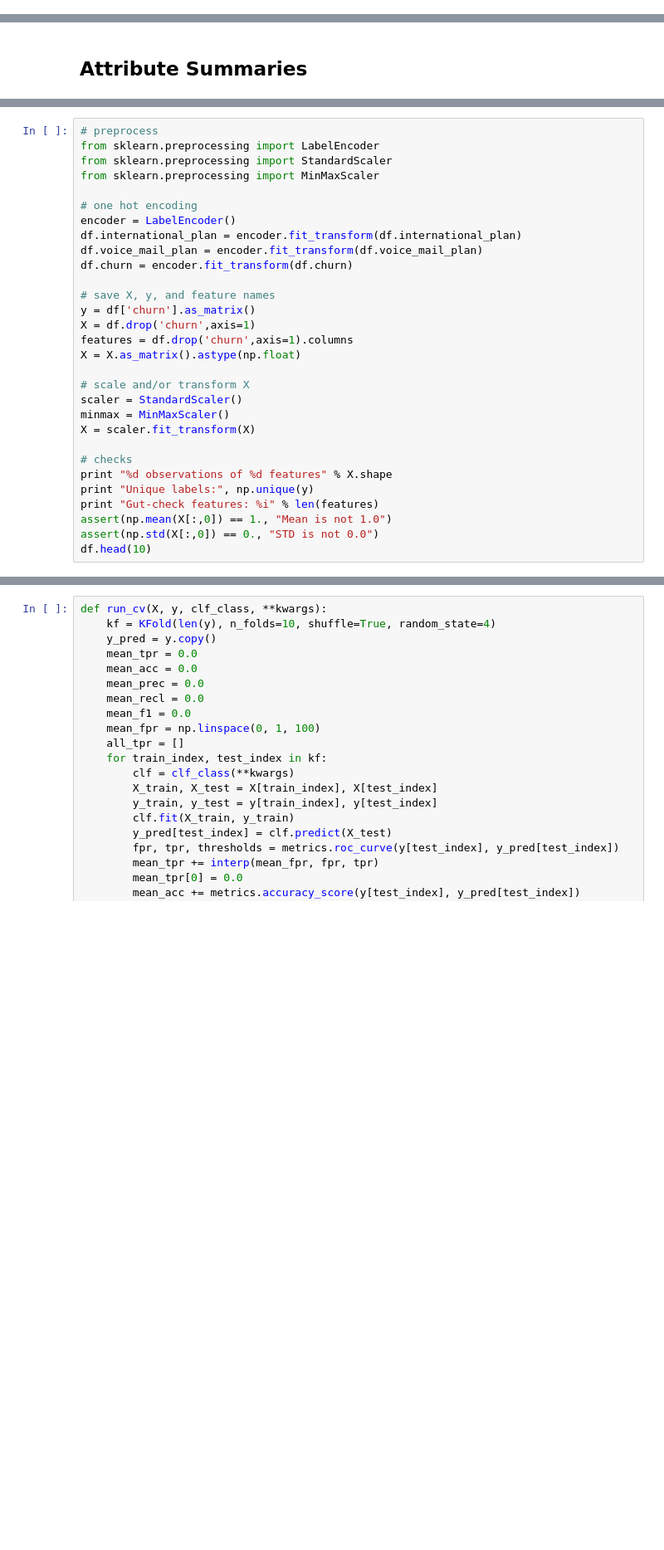
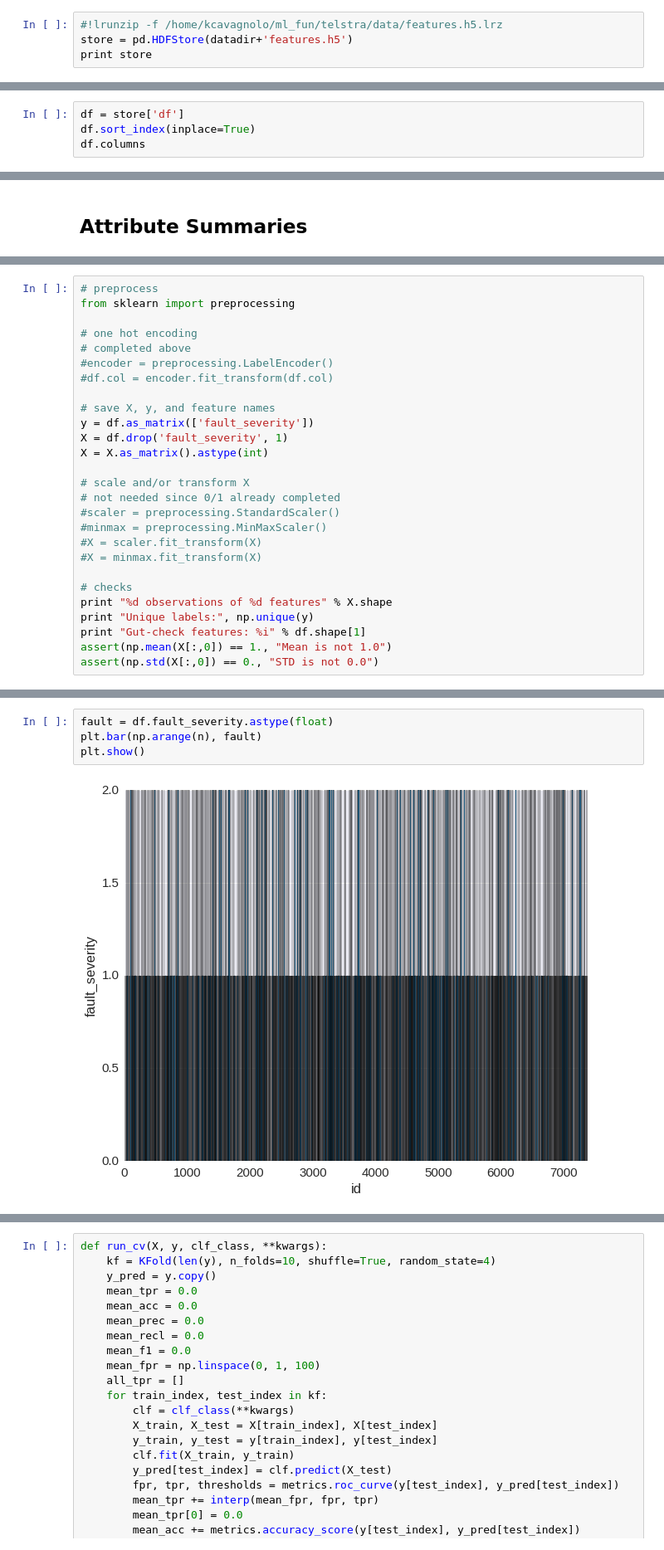
Before and after one commit to abiraja2004/ml_fun, a Jupyter notebook: telstra/notes.ipynb, the cells around one changed output, grey strips where cells are left out. Shown at 83% size. Saved outputs shown, nothing was run; the diff lists cells and outputs as text; blank space fills up the shorter version.

```diff
--- a/telstra/notes.ipynb
+++ b/telstra/notes.ipynb
@@ -255,0 +292,4 @@ df_final.to_hdf(datadir + 'features.h5', 'df')
+# %%
+#!lrunzip -f /home/kcavagnolo/ml_fun/telstra/data/features.h5.lrz
+store = pd.HDFStore(datadir+'features.h5')
+print store
@@ -255,0 +300,4 @@ df_final.to_hdf(datadir + 'features.h5', 'df')
+# %%
+df = store['df']
+df.sort_index(inplace=True)
+df.columns
@@ -295,31 +343,28 @@ options:
 # %%
 # preprocess
-from sklearn.preprocessing import LabelEncoder
-from sklearn.preprocessing import StandardScaler
-from sklearn.preprocessing import MinMaxScaler
+from sklearn import preprocessing
 
 # one hot encoding
-encoder = LabelEncoder()
-df.international_plan = encoder.fit_transform(df.international_plan)
-df.voice_mail_plan = encoder.fit_transform(df.voice_mail_plan)
-df.churn = encoder.fit_transform(df.churn)
+# completed above
+#encoder = preprocessing.LabelEncoder()
+#df.col = encoder.fit_transform(df.col)
 
 # save X, y, and feature names
-y = df['churn'].as_matrix()
-X = df.drop('churn',axis=1)
-features = df.drop('churn',axis=1).columns
-X = X.as_matrix().astype(np.float)
+y = df.as_matrix(['fault_severity'])
+X = df.drop('fault_severity', 1)
+X = X.as_matrix().astype(int)
 
 # scale and/or transform X
-scaler = StandardScaler()
-minmax = MinMaxScaler()
-X = scaler.fit_transform(X)
+# not needed since 0/1 already completed
+#scaler = preprocessing.StandardScaler()
+#minmax = preprocessing.MinMaxScaler()
+#X = scaler.fit_transform(X)
+#X = minmax.fit_transform(X)
 
 # checks
 print "%d observations of %d features" % X.shape
 print "Unique labels:", np.unique(y)
-print "Gut-check features: %i" % len(features)
+print "Gut-check features: %i" % df.shape[1]
 assert(np.mean(X[:,0]) == 1., "Mean is not 1.0")
 assert(np.std(X[:,0]) == 0., "STD is not 0.0")
-df.head(10)
 # %% [output]
@@ -339,0 +403,6 @@ Gut-check features: 17
+# %%
+fault = df.fault_severity.astype(float)
+plt.bar(np.arange(n), fault)
+plt.show()
+# %% [output]
+[figure, added]
```
Also changed, not shown: parts of 45 cells of this notebook, 4 other files.
